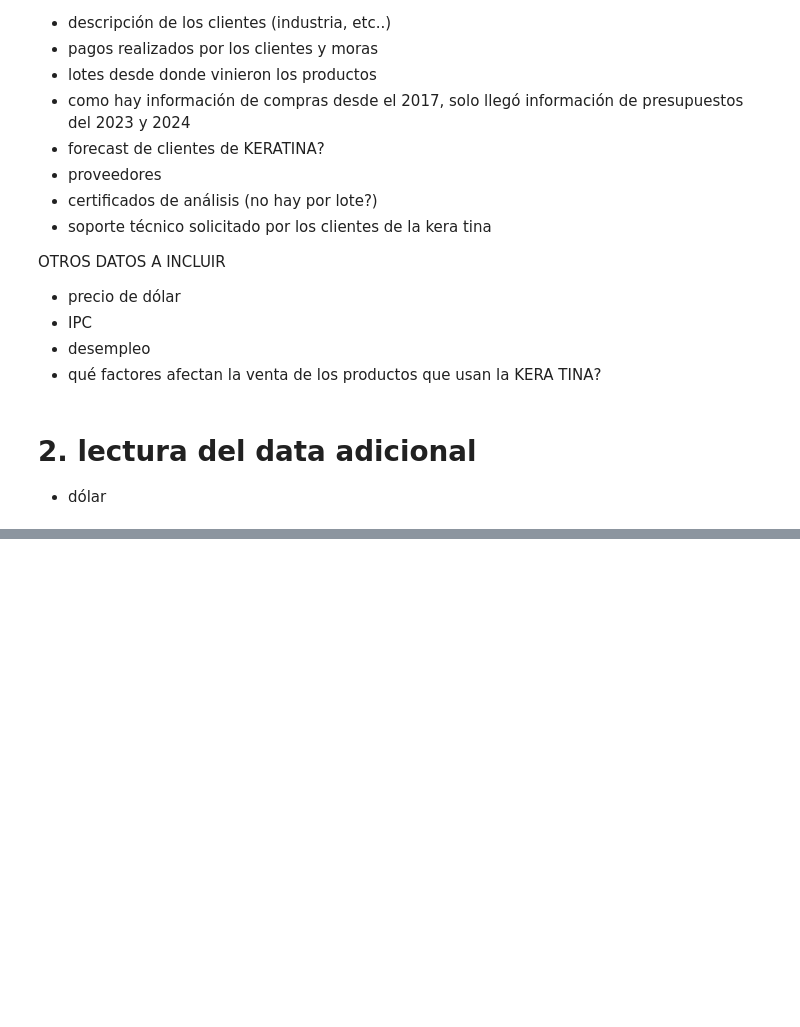
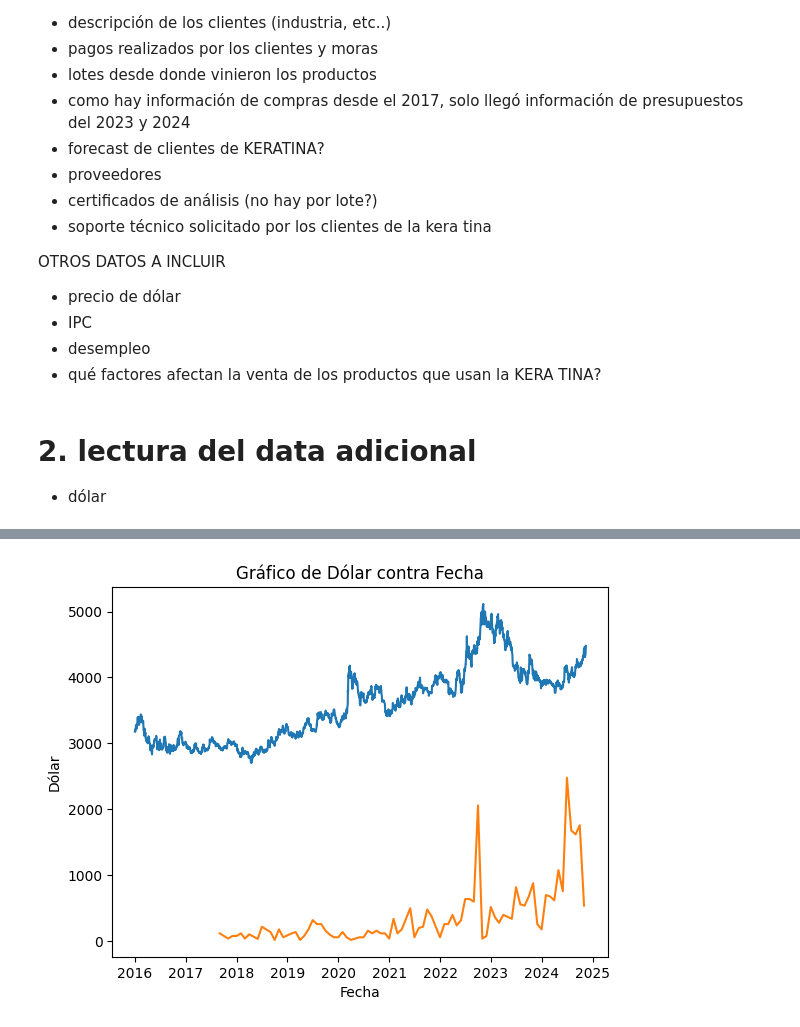
Before and after one commit to jaimereinoso2/SUMIQUIM_PILOTO, a Jupyter notebook: v1/app.ipynb, the cells around one changed output, grey strips where cells are left out. Saved outputs shown, nothing was run; the diff lists cells and outputs as text; code cells hidden in the pictures; blank space fills up the shorter version.

```diff
--- a/v1/app.ipynb
+++ b/v1/app.ipynb
@@ -72,8 +87,9 @@ OTROS DATOS A INCLUIR
 * dólar
 # %%
 dfd = pd.read_csv('../Data Original/Datos históricos USD_COP.csv')
+
 dfd['Fecha'] = pd.to_datetime(dfd['Fecha'], format='%d.%m.%Y')
-dfd = dfd[['Fecha','Apertura']]
-dfd.rename(columns={'Apertura':'Dolar'}, inplace=True)
-dfd.head()
+dfd['Apertura']  = dfd['Apertura'].str.replace('.', '').str.replace(',', '.').astype(float)
+dfd = dfd[['Fecha','Apertura']].copy()
+dfd.dtypes
 # %% [output]
@@ -85,0 +99,4 @@ dfd.head()
+# %%
+dfd.rename(columns={'Apertura':'Dolar'}, inplace=True)
+dfd=dfd.sort_values(by='Fecha', ascending=True)
+dfd.dtypes
@@ -85,0 +127,9 @@ dfd.head()
+# %%
+sns.lineplot(data=dfd, x='Fecha', y='Dolar')
+sns.lineplot(x='FechaMes', y='Cant. pedida', data=df_mes)
+plt.title('Gráfico de Dólar contra Fecha')
+plt.xlabel('Fecha')
+plt.ylabel('Dólar')
+plt.show()
+# %% [output]
+[figure, added]
```
Also changed, not shown: parts of 13 cells of this notebook, 1 other file.
